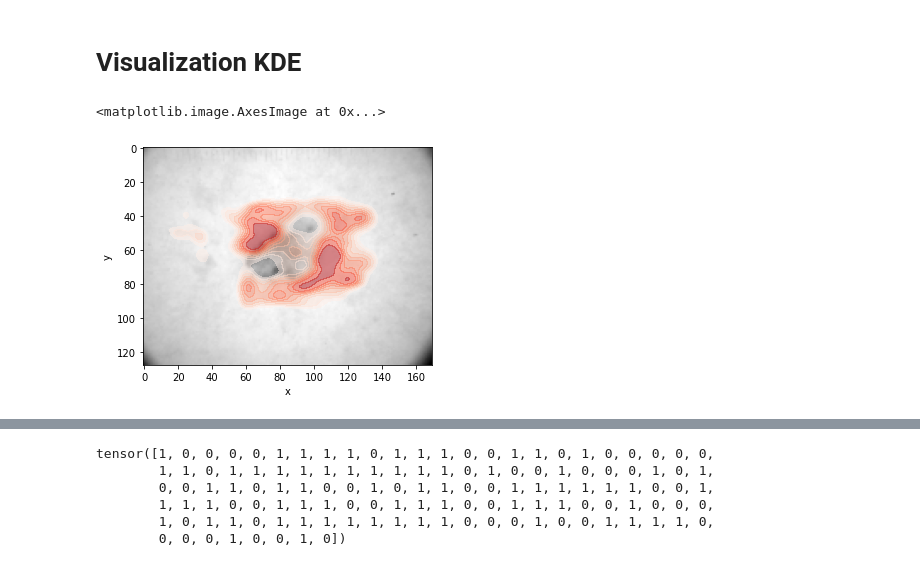
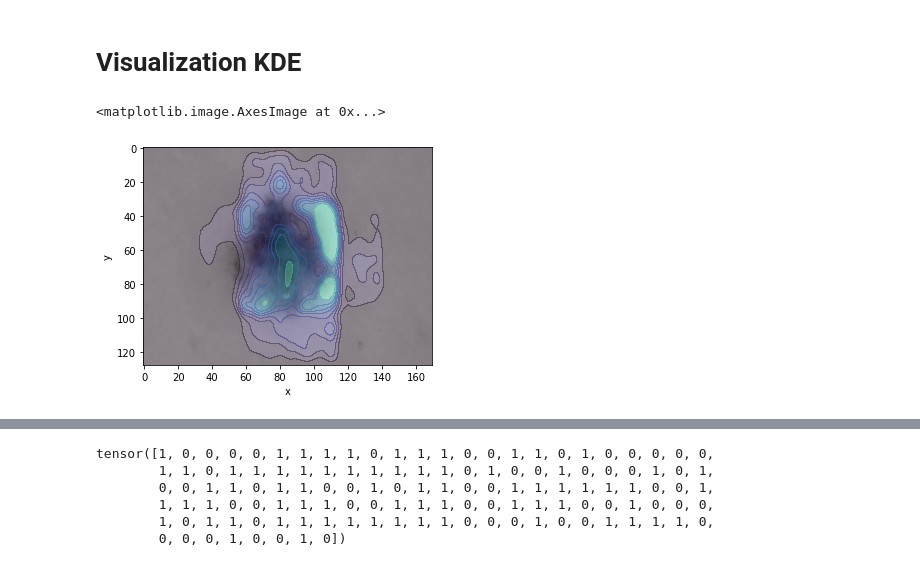
Before and after one commit to HIRIS-Lab/DermaModelOptimization, a Jupyter notebook: notebooks/Interpretability/GradCam.ipynb, the cells around one changed output, grey strips where cells are left out. Drawn from its saved outputs; the diff is of its cells as text; code cells hidden in the pictures.

Commit message:
Test with 'mako' colormap

```diff
--- a/notebooks/Interpretability/GradCam.ipynb
+++ b/notebooks/Interpretability/GradCam.ipynb
@@ -141,20 +141,20 @@ plt.colorbar()
 # %%
 import pandas as pd
 import seaborn as sns
 
 
 data = upsampled_attr.abs().sum(axis=1)
 test = data[0].detach().numpy()
 # test = torch.relu(upsampled_attr[0, 0].detach()).numpy()
 # test = upsampled_attr[0, 0].detach().abs().numpy()
 x, y = np.meshgrid(np.arange(test.shape[1]), np.arange(test.shape[0]))
 
 df = pd.DataFrame({'x': x.ravel(), 'y': y.ravel(), 'z': test.ravel()})
-sns.kdeplot(x=df['x'], y=df['y'], weights=df['z'], cmap='Reds', shade=True, bw_adjust=0.5, alpha=0.5, thresh=0.5)
+sns.kdeplot(x=df['x'], y=df['y'], weights=df['z'], cmap='mako', shade=True, bw_adjust=0.5, alpha=0.5, thresh=0)
 plt.imshow(inputs[0, 0].detach().numpy(), cmap='gray')
 # %% [output]
 <matplotlib.image.AxesImage at 0x...>
-[figure, old version]
+[figure, new version]
 # %%
 plt.imshow(inputs[0, 0].detach().numpy(), cmap='gray')
 # %% [output]
```
Also changed, not shown: parts of 4 cells of this notebook.
